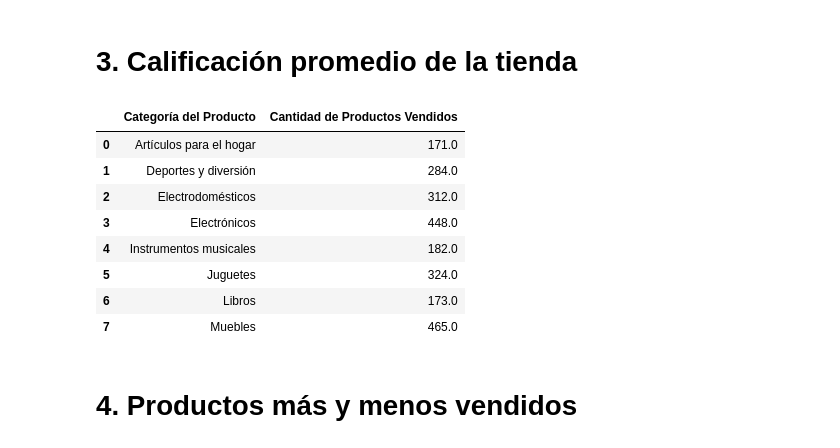
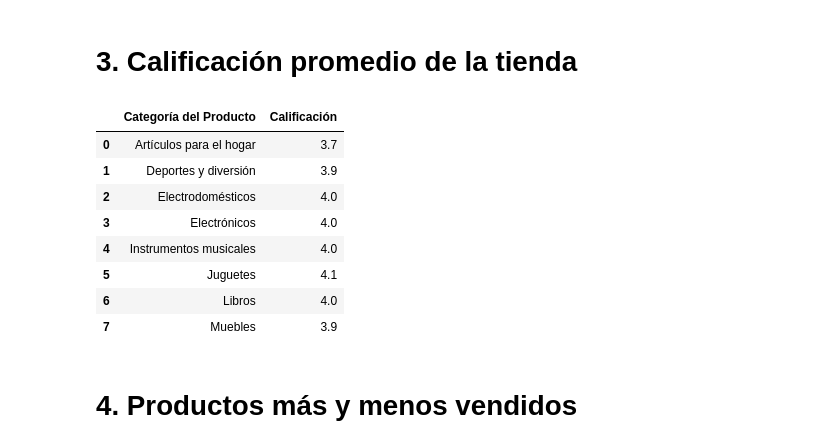
Before and after one commit to Marlucben/challengeAluraDataSciecie1, a Jupyter notebook: AluraStoreLatam.ipynb, the cells around one changed output. Saved outputs shown, nothing was run; the diff lists cells and outputs as text; code cells hidden in the pictures.

```diff
--- a/AluraStoreLatam.ipynb
+++ b/AluraStoreLatam.ipynb
@@ -84,21 +84,21 @@ dtype: int64
 # %% [markdown]
 # 3. Calificación promedio de la tienda
 # %%
-def promedioPorTienda(df):
+def calificacionPromedio(df):
   df = df.copy()
-  df = df.groupby(['Categoría del Producto']).mean().reset_index()
+  df = df.groupby(['Categoría del Producto'])[['Calificación']].mean().reset_index().round(1)
   return df
-promedioPorTienda(ventasPorCategoriaPorTienda(tienda))
+calificacionPromedio(tienda)
 # %% [output]
-|  | Categoría del Producto | Cantidad de Productos Vendidos |
-| 0 | Artículos para el hogar | 171.0 |
-| 1 | Deportes y diversión | 284.0 |
-| 2 | Electrodomésticos | 312.0 |
-| 3 | Electrónicos | 448.0 |
-| 4 | Instrumentos musicales | 182.0 |
-| 5 | Juguetes | 324.0 |
-| 6 | Libros | 173.0 |
-| 7 | Muebles | 465.0 |
+|  | Categoría del Producto | Calificación |
+| 0 | Artículos para el hogar | 3.7 |
+| 1 | Deportes y diversión | 3.9 |
+| 2 | Electrodomésticos | 4.0 |
+| 3 | Electrónicos | 4.0 |
+| 4 | Instrumentos musicales | 4.0 |
+| 5 | Juguetes | 4.1 |
+| 6 | Libros | 4.0 |
+| 7 | Muebles | 3.9 |
 # %% [markdown]
 # 4. Productos más y menos vendidos
 # %%
```
Also changed, not shown: parts of 1 cell of this notebook.
